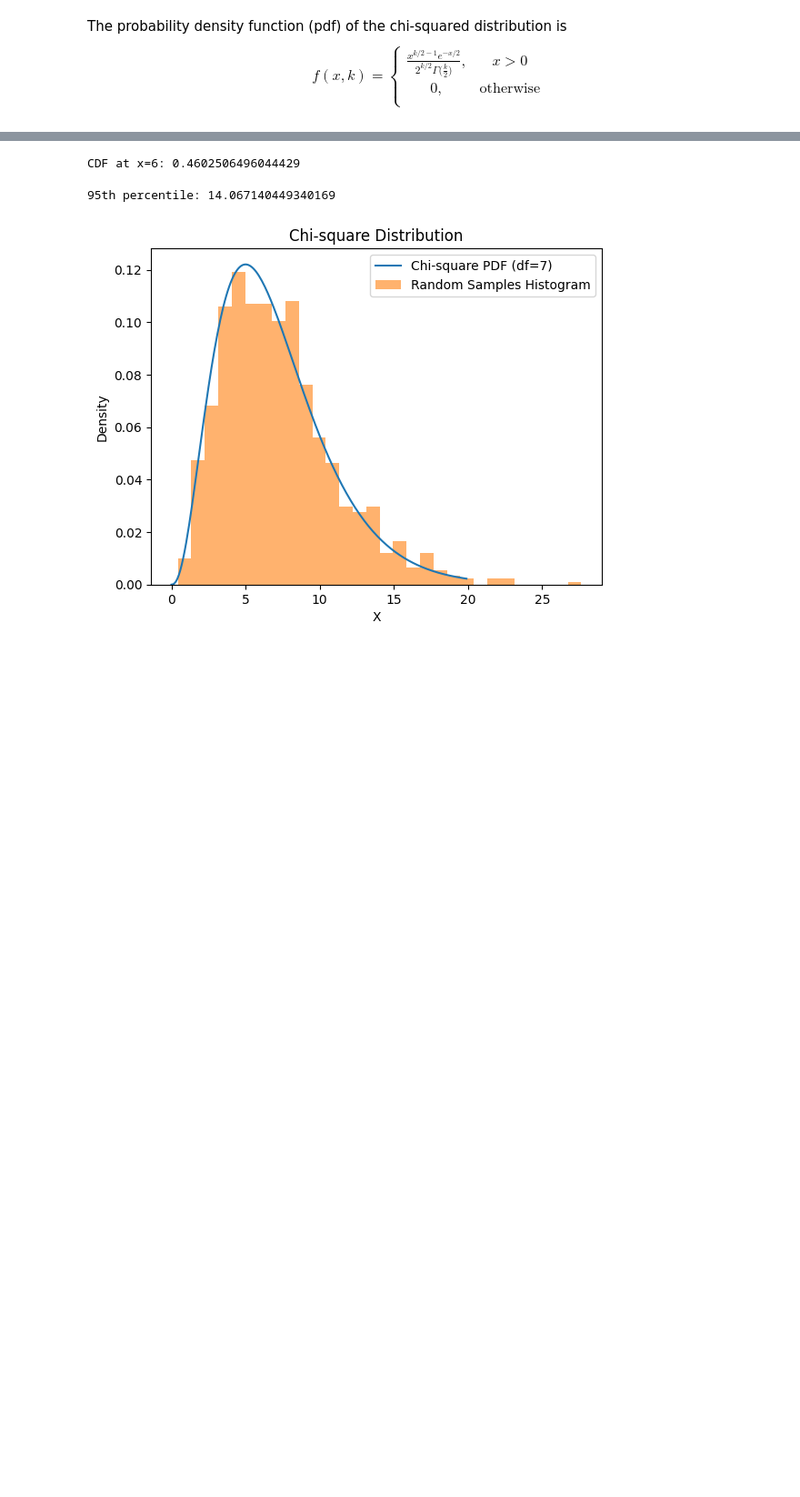
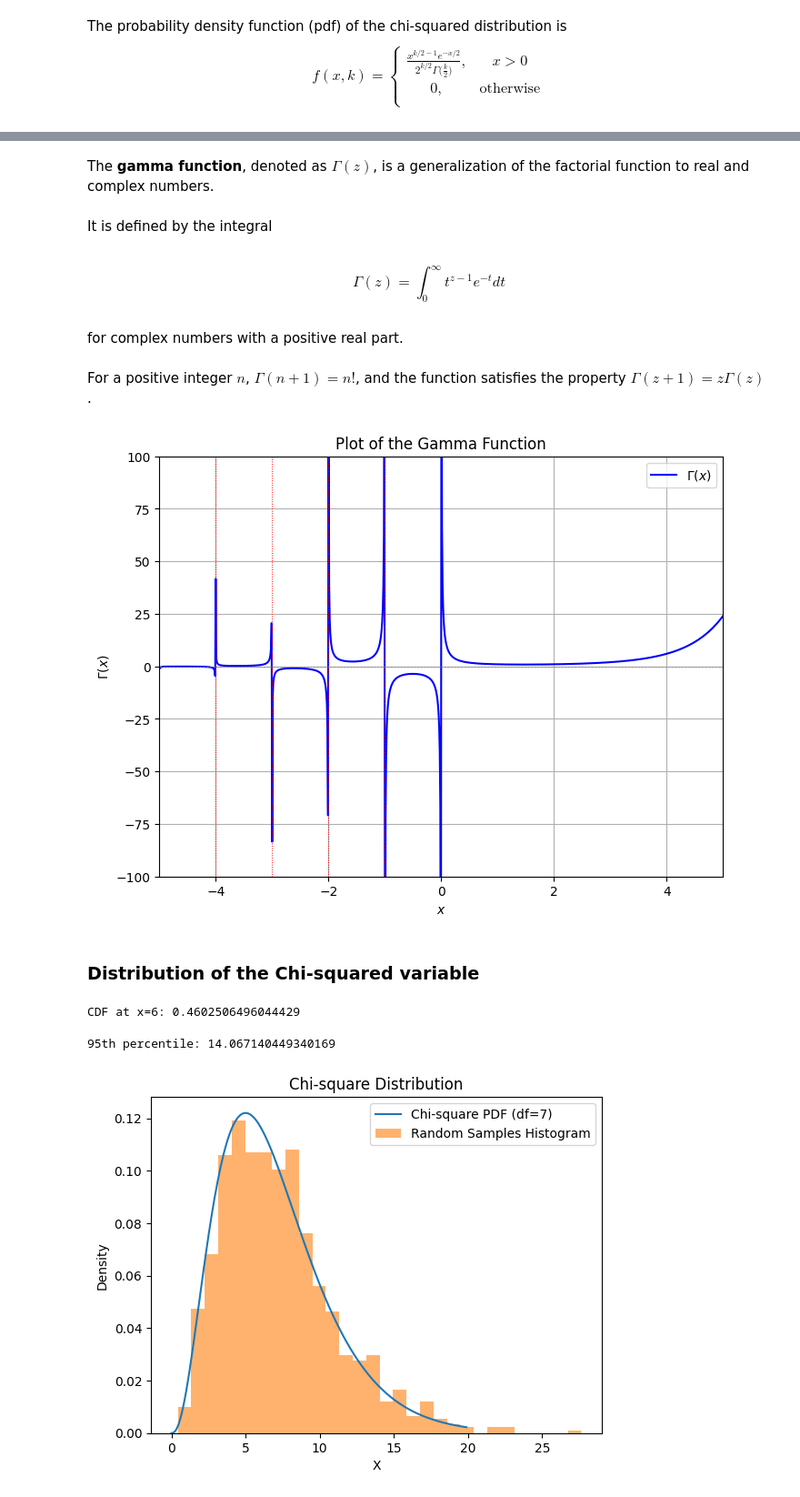
Before and after one commit to Bayan2019/kaz-gu, a Jupyter notebook: 01-ipynb/00-probability-theory/02-continuous-variables.ipynb, the cells around one changed output, grey strips where cells are left out. Shown: that part at 91% size. Cells and saved outputs as stored; diff of their text form; code cells hidden in the pictures; blank space fills up the shorter version.

```diff
--- a/01-ipynb/00-probability-theory.ipynb
+++ b/01-ipynb/00-probability-theory/02-continuous-variables.ipynb
@@ -81 +72,40 @@ $$f(x, k) = \left\{\begin{matrix}
+# %% [markdown]
+The **gamma function**, denoted as $\Gamma (z)$, is a generalization of the factorial function to real and complex numbers.
+# %% [markdown]
+It is defined by the integral
+# %% [markdown]
+$$\Gamma (z)=\int_{0}^{\infty}t^{z-1}e^{-t}dt$$
+# %% [markdown]
+for complex numbers with a positive real part.
+# %% [markdown]
+For a positive integer $n$, $\Gamma (n+1)=n!$, and the function satisfies the property $\Gamma (z+1)=z\Gamma (z)$.
+# %%
+x = np.linspace(-5, 5, 1000)
+y = gamma(x)
+# Create the plot
+plt.figure(figsize=(8, 6)) # Set figure size for better visualization
+plt.plot(x, y, label=r'$\Gamma(x)$', color='blue') # Plot the gamma function
+
+# Add a horizontal line at y=0 for reference
+plt.axhline(0, color='gray', linestyle='--', linewidth=0.5)
+# Add vertical lines at negative integers to highlight discontinuities
+for i in range(-4, 0):
+    plt.axvline(i, color='red', linestyle=':', linewidth=0.7)
+# Set plot limits to focus on the interesting regions
+plt.ylim(-100, 100)
+plt.xlim(-5, 5)
+
+# Add labels and title
+plt.xlabel('$x$')
+plt.ylabel(r'$\Gamma(x)$')
+plt.title('Plot of the Gamma Function')
+plt.legend()
+plt.grid(True) # Add a grid for better readability
+
+# Display the plot
+plt.show()
+# %% [output]
+[figure, added]
+# %% [markdown]
+### Distribution of the Chi-squared variable
 # %%
```
Also changed, not shown: parts of 14 cells of this notebook, 4 other files.
